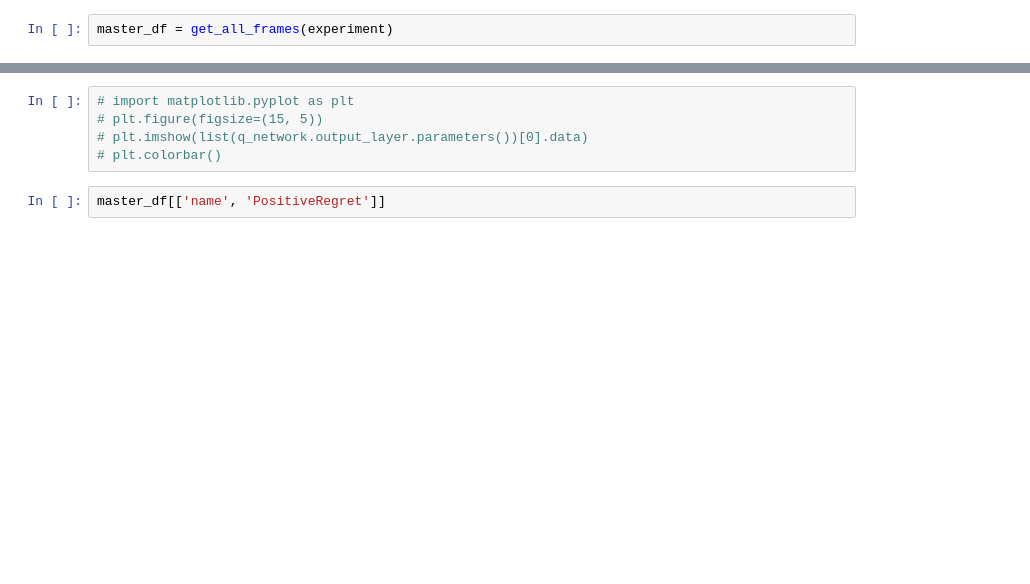
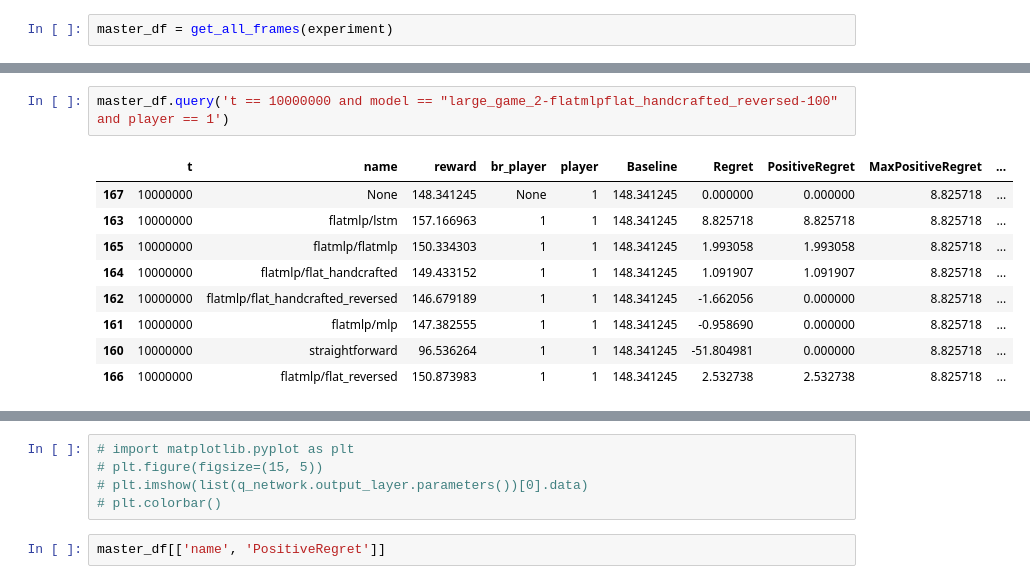
Before and after one commit to newmanne/open_spiel, a Jupyter notebook: open_spiel/python/examples/notebooks/ApproxNashConvEval.ipynb, the cells around one changed output, grey strips where cells are left out. Cells and saved outputs as stored; diff of their text form; blank space fills up the shorter version.

```diff
--- a/open_spiel/python/examples/notebooks/ApproxNashConvEval.ipynb
+++ b/open_spiel/python/examples/notebooks/ApproxNashConvEval.ipynb
@@ -70,0 +55,12 @@ special_save_fig(fig, "configs.png", fmt=None, dpi=300, tight=True)
+# %%
+master_df.query('t == 10000000 and model == "large_game_2-flatmlpflat_handcrafted_reversed-100" and player == 1')
+# %% [output]
+|  | t | name | reward | br_player | player | Baseline | Regret | PositiveRegret | MaxPositiveRegret | ... |
+| 167 | 10000000 | None | 148.341245 | None | 1 | 148.341245 | 0.000000 | 0.000000 | 8.825718 | ... |
+| 163 | 10000000 | flatmlp/lstm | 157.166963 | 1 | 1 | 148.341245 | 8.825718 | 8.825718 | 8.825718 | ... |
+| 165 | 10000000 | flatmlp/flatmlp | 150.334303 | 1 | 1 | 148.341245 | 1.993058 | 1.993058 | 8.825718 | ... |
+| 164 | 10000000 | flatmlp/flat_handcrafted | 149.433152 | 1 | 1 | 148.341245 | 1.091907 | 1.091907 | 8.825718 | ... |
+| 162 | 10000000 | flatmlp/flat_handcrafted_reversed | 146.679189 | 1 | 1 | 148.341245 | -1.662056 | 0.000000 | 8.825718 | ... |
+| 161 | 10000000 | flatmlp/mlp | 147.382555 | 1 | 1 | 148.341245 | -0.958690 | 0.000000 | 8.825718 | ... |
+| 160 | 10000000 | straightforward | 96.536264 | 1 | 1 | 148.341245 | -51.804981 | 0.000000 | 8.825718 | ... |
+| 166 | 10000000 | flatmlp/flat_reversed | 150.873983 | 1 | 1 | 148.341245 | 2.532738 | 2.532738 | 8.825718 | ... |
```
Also changed, not shown: parts of 11 cells of this notebook, 12 other files.
